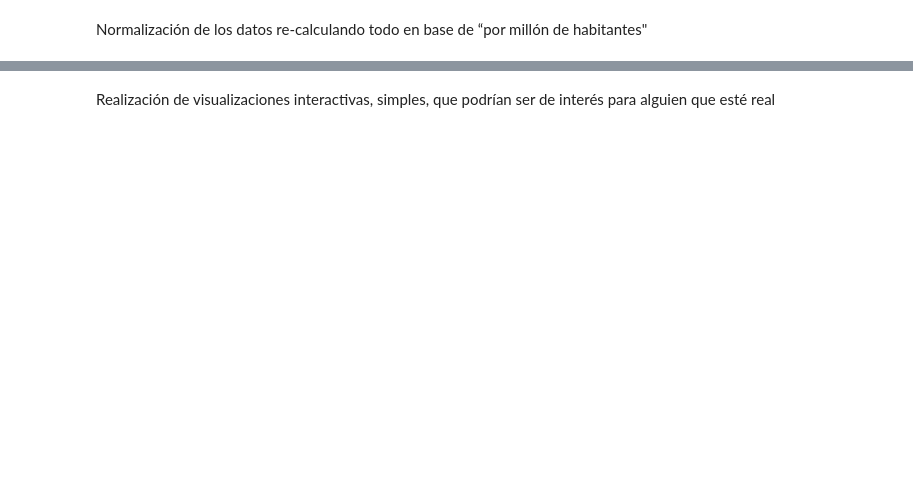
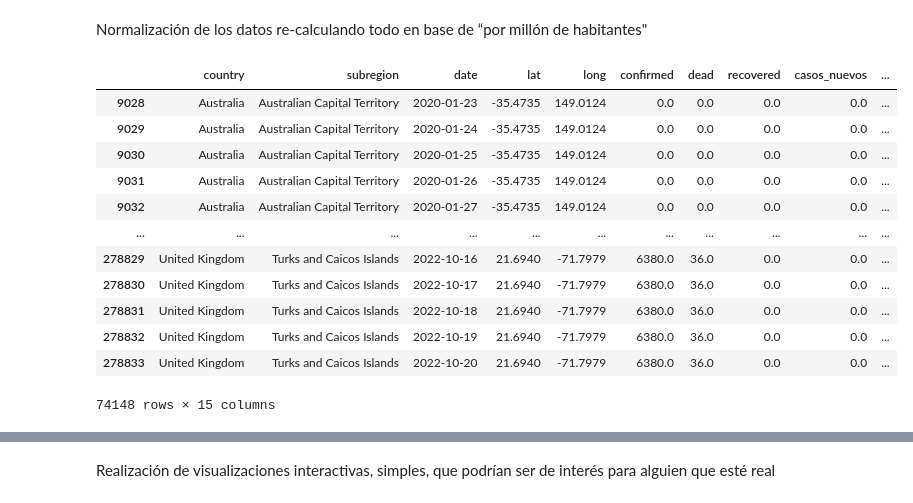
Before and after one commit to lauratamath/lab8_Data, a Jupyter notebook: Main.ipynb, the cells around one changed output, grey strips where cells are left out. Cells and saved outputs as stored; diff of their text form; code cells hidden in the pictures; blank space fills up the shorter version.

```diff
--- a/Main.ipynb
+++ b/Main.ipynb
@@ -218,2 +249,26 @@ Generación de nueva información calculando nuevas columnas como:
 # %% [markdown]
 Normalización de los datos re-calculando todo en base de “por millón de habitantes"
+# %%
+world_population = pd.read_csv('population_by_country_2020.csv')
+
+world_population = world_population[['Country (or dependency)', 'Population (2020)', 'Density (P/Km²)', 'Land Area (Km²)', 'Med. Age', 'Urban Pop %']]
+world_population.columns = ['country', 'Population (2020)', 'Density', 'Land Area', 'Med Age', 'Urban Pop']
+
+merged_dataframe = pd.merge(covid_data, world_population, how='outer', on=['country'])
+
+merged_dataframe = merged_dataframe.dropna(axis=0, how='any')
+merged_dataframe
+# %% [output]
+|  | country | subregion | date | lat | long | confirmed | dead | recovered | casos_nuevos | ... |
+| 9028 | Australia | Australian Capital Territory | 2020-01-23 | -35.4735 | 149.0124 | 0.0 | 0.0 | 0.0 | 0.0 | ... |
+| 9029 | Australia | Australian Capital Territory | 2020-01-24 | -35.4735 | 149.0124 | 0.0 | 0.0 | 0.0 | 0.0 | ... |
+| 9030 | Australia | Australian Capital Territory | 2020-01-25 | -35.4735 | 149.0124 | 0.0 | 0.0 | 0.0 | 0.0 | ... |
+| 9031 | Australia | Australian Capital Territory | 2020-01-26 | -35.4735 | 149.0124 | 0.0 | 0.0 | 0.0 | 0.0 | ... |
+| 9032 | Australia | Australian Capital Territory | 2020-01-27 | -35.4735 | 149.0124 | 0.0 | 0.0 | 0.0 | 0.0 | ... |
+| ... | ... | ... | ... | ... | ... | ... | ... | ... | ... | ... |
+| 278829 | United Kingdom | Turks and Caicos Islands | 2022-10-16 | 21.6940 | -71.7979 | 6380.0 | 36.0 | 0.0 | 0.0 | ... |
+| 278830 | United Kingdom | Turks and Caicos Islands | 2022-10-17 | 21.6940 | -71.7979 | 6380.0 | 36.0 | 0.0 | 0.0 | ... |
+| 278831 | United Kingdom | Turks and Caicos Islands | 2022-10-18 | 21.6940 | -71.7979 | 6380.0 | 36.0 | 0.0 | 0.0 | ... |
+| 278832 | United Kingdom | Turks and Caicos Islands | 2022-10-19 | 21.6940 | -71.7979 | 6380.0 | 36.0 | 0.0 | 0.0 | ... |
+| 278833 | United Kingdom | Turks and Caicos Islands | 2022-10-20 | 21.6940 | -71.7979 | 6380.0 | 36.0 | 0.0 | 0.0 | ... |
+74148 rows × 15 columns
```
Also changed, not shown: parts of 9 cells of this notebook, 3 other files.
